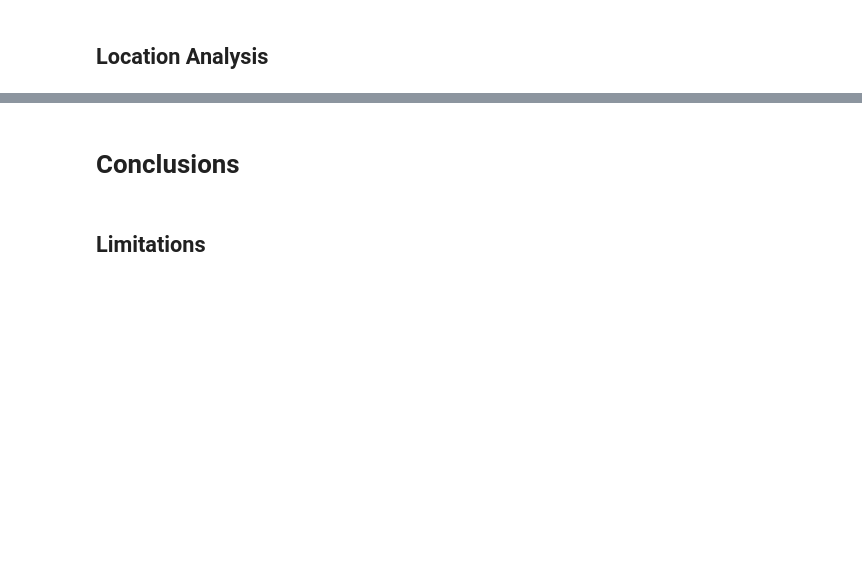
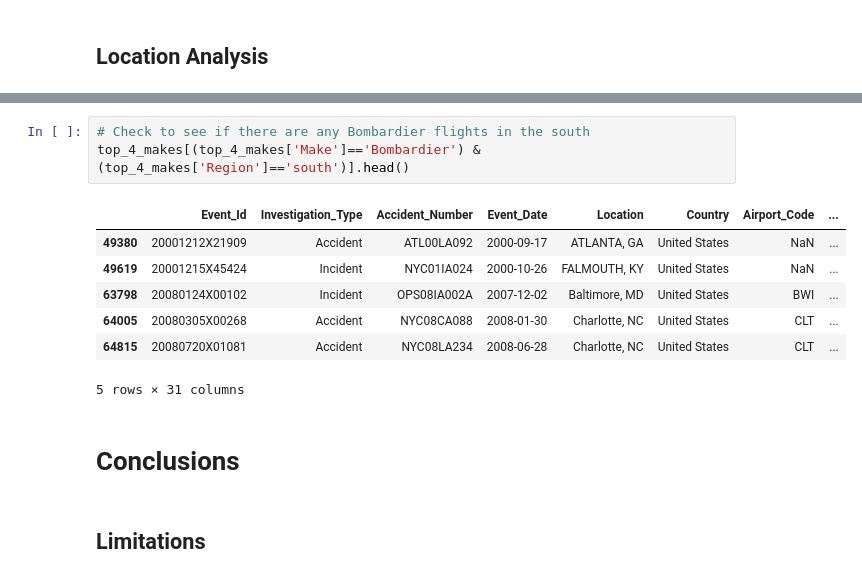
Before and after one commit to scarlettvalentin/aviation_project, a Jupyter notebook: notebook.ipynb, the cells around one changed output, grey strips where cells are left out. Drawn from its saved outputs; the diff is of its cells as text; blank space fills up the shorter version.

Commit message:
Append location analysis in notebook.ipynb

```diff
--- a/notebook.ipynb
+++ b/notebook.ipynb
@@ -453,3 +508,14 @@ Name: Model, Length: 80, dtype: object
+# %%
+# Check to see if there are any Bombardier flights in the south
+top_4_makes[(top_4_makes['Make']=='Bombardier') & (top_4_makes['Region']=='south')].head()
+# %% [output]
+|  | Event_Id | Investigation_Type | Accident_Number | Event_Date | Location | Country | Airport_Code | ... |
+| 49380 | 20001212X21909 | Accident | ATL00LA092 | 2000-09-17 | ATLANTA, GA | United States | NaN | ... |
+| 49619 | 20001215X45424 | Incident | NYC01IA024 | 2000-10-26 | FALMOUTH, KY | United States | NaN | ... |
+| 63798 | 20080124X00102 | Incident | OPS08IA002A | 2007-12-02 | Baltimore, MD | United States | BWI | ... |
+| 64005 | 20080305X00268 | Accident | NYC08CA088 | 2008-01-30 | Charlotte, NC | United States | CLT | ... |
+| 64815 | 20080720X01081 | Accident | NYC08LA234 | 2008-06-28 | Charlotte, NC | United States | CLT | ... |
+5 rows × 31 columns
 # %% [markdown]
 # Conclusions
 # %% [markdown]
```
Also changed, not shown: parts of 25 cells of this notebook.
